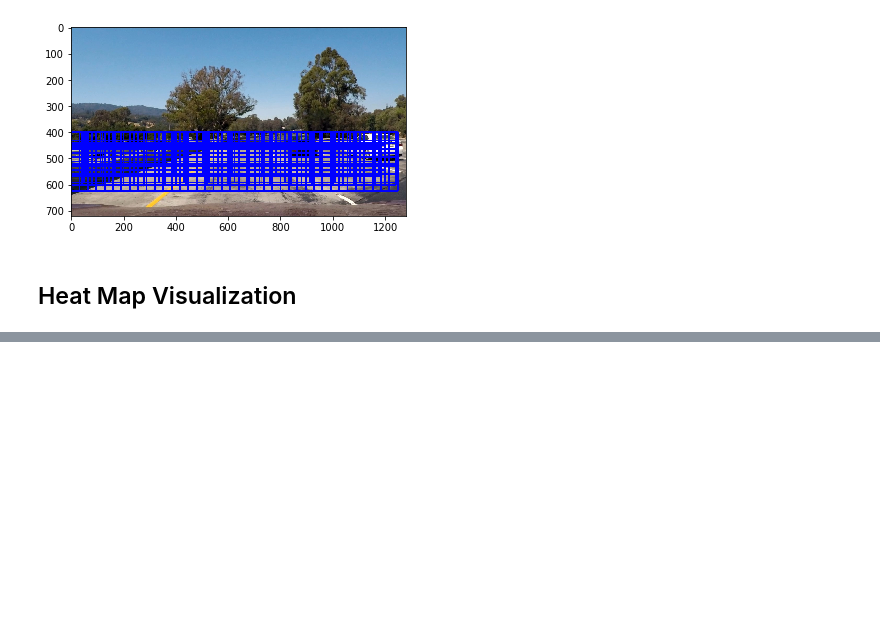
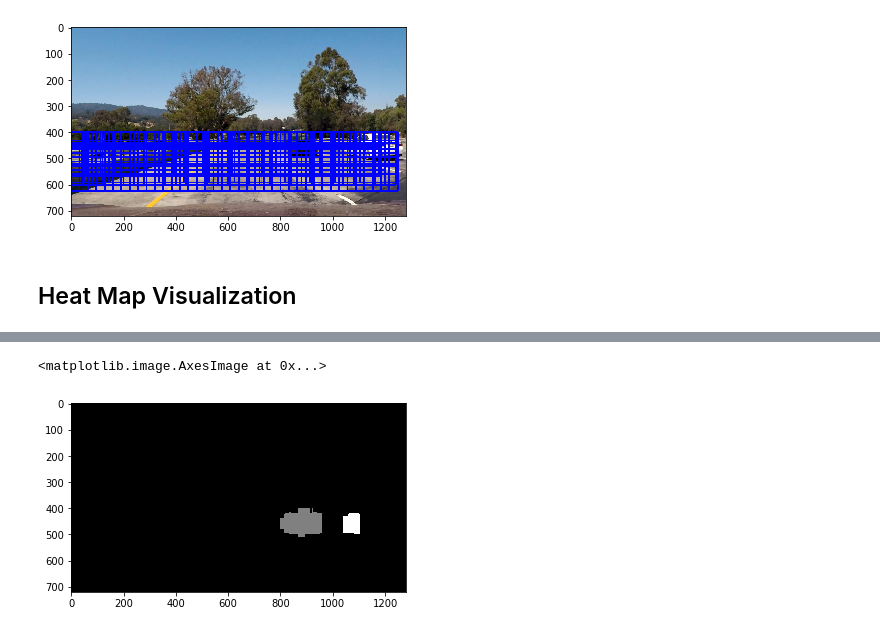
Before and after one commit to stevendae/CarND-Vehicle-Detection, a Jupyter notebook: Pipeline_Video.ipynb, the cells around one changed output, grey strips where cells are left out. Saved outputs shown, nothing was run; the diff lists cells and outputs as text; code cells hidden in the pictures; blank space fills up the shorter version.

```diff
--- a/Pipeline_Video.ipynb
+++ b/Pipeline_Video.ipynb
@@ -756,0 +737,21 @@ E:\Anaconda\envs\carnd-term1\lib\site-packages\skimage\feature\_hog.py:119: skim
+# %%
+maps = np.asarray(hmap)
+if len(maps)>0:
+    avg=0
+    for map in maps:
+        avg +=map
+    #avg = avg / len(maps)
+else:
+    avg = np.zeros_like(self[:,:,0]).astype(np.float)
+heat123 = apply_threshold(avg,35)
+# Visualize the heatmap when displaying
+heatmap = np.clip(heat123, 0, 255)
+
+# Find final boxes from heatmap using label function
+labels = label(heatmap)
+plt.imshow(labels[0],cmap='gray')
+#final = convert_color(out_img, conv='BGR2RGB')
+#draw_img = draw_labeled_bboxes(img, labels)
+# %% [output]
+<matplotlib.image.AxesImage at 0x...>
+[figure, added]
```
Also changed, not shown: parts of 8 cells of this notebook, 3 other files.
